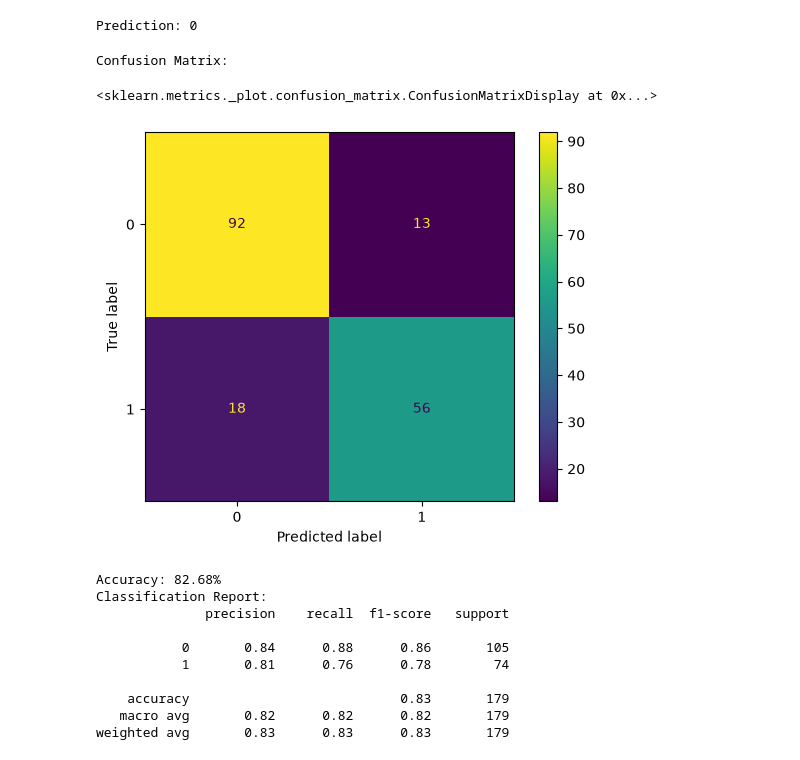
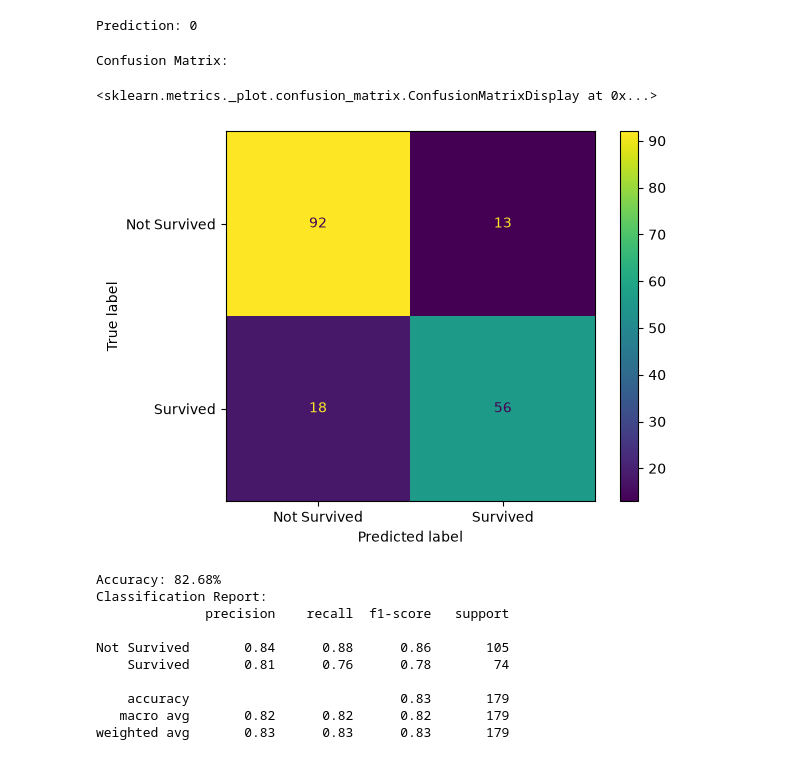
Before and after one commit to Saugat-Khadka/AI-ML-Class, a Jupyter notebook: Day 7/main.ipynb, the cells around one changed output. Cells and saved outputs as stored; diff of their text form; code cells hidden in the pictures.

```diff
--- a/Day 7/main.ipynb
+++ b/Day 7/main.ipynb
@@ -234,14 +237,14 @@ Prediction: 0
 # %%
 from sklearn.metrics import confusion_matrix, ConfusionMatrixDisplay
 
 print("Confusion Matrix:")
 conf_mat = confusion_matrix(Y_test, model.predict(X_test))
-disp = ConfusionMatrixDisplay(confusion_matrix=conf_mat, display_labels=model.classes_)
+disp = ConfusionMatrixDisplay(confusion_matrix=conf_mat, display_labels=["Not Survived", "Survived"])
 disp.plot()
 # %% [output]
 Confusion Matrix:
 <sklearn.metrics._plot.confusion_matrix.ConfusionMatrixDisplay at 0x...>
-[figure, old version]
+[figure, new version]
 # %%
 from sklearn.metrics import accuracy_score, classification_report
 
@@ -251,14 +254,14 @@ accuracy = accuracy_score(Y_test, y_pred)
 print(f"Accuracy: {accuracy*100:.2f}%")
 
 print("Classification Report:")
-print(classification_report(Y_test, y_pred))
+print(classification_report(Y_test, y_pred, target_names=["Not Survived", "Survived"]))
 # %% [output]
 Accuracy: 82.68%
 Classification Report:
               precision    recall  f1-score   support
 
-           0       0.84      0.88      0.86       105
-           1       0.81      0.76      0.78        74
+Not Survived       0.84      0.88      0.86       105
+    Survived       0.81      0.76      0.78        74
 
     accuracy                           0.83       179
    macro avg       0.82      0.82      0.82       179
```
Also changed, not shown: parts of 1 cell of this notebook.
